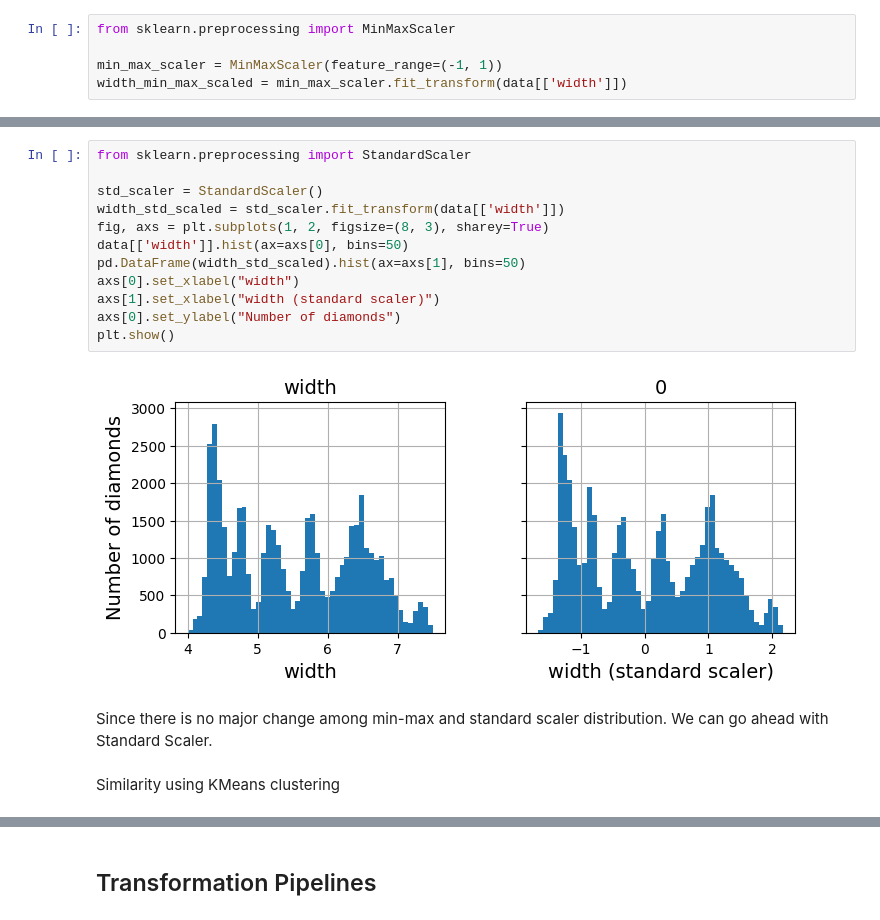
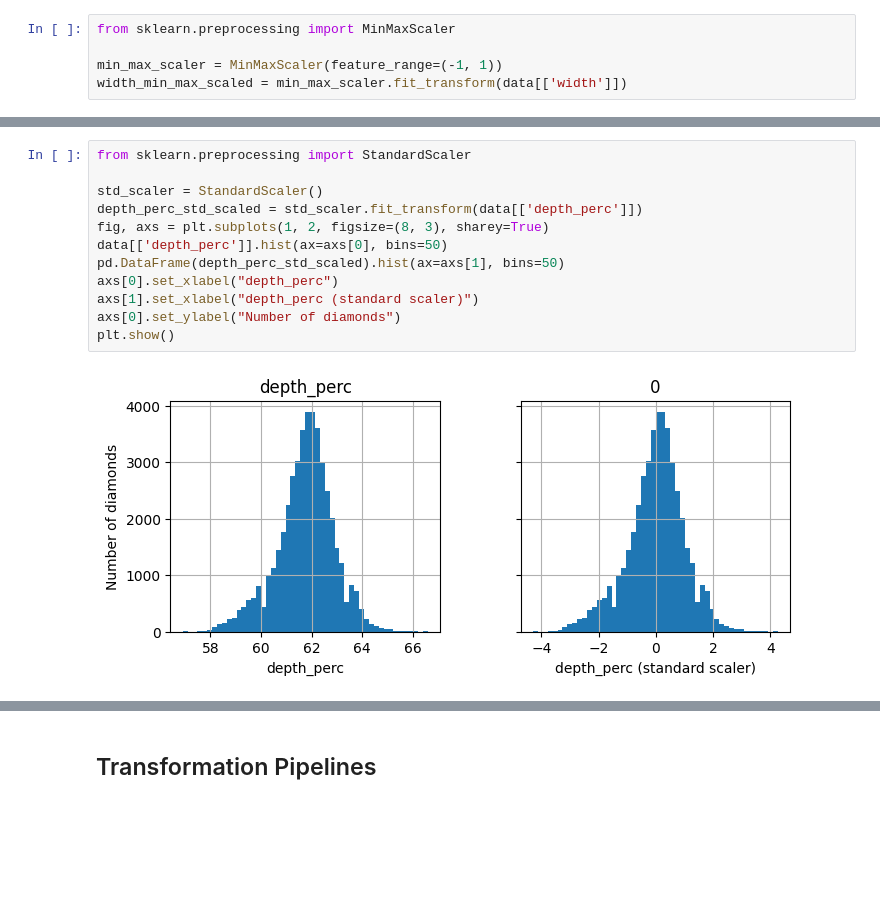
Before and after one commit to Yashsethi24/Regression-diamond-prices, a Jupyter notebook: End_to_End_ML_project.ipynb, the cells around one changed output, grey strips where cells are left out. Drawn from its saved outputs; the diff is of its cells as text; blank space fills up the shorter version.

```diff
--- a/End_to_End_ML_project.ipynb
+++ b/End_to_End_ML_project.ipynb
@@ -635,18 +534,14 @@ plt.show()
 # %%
 from sklearn.preprocessing import StandardScaler
 
 std_scaler = StandardScaler()
-width_std_scaled = std_scaler.fit_transform(data[['width']])
+depth_perc_std_scaled = std_scaler.fit_transform(data[['depth_perc']])
 fig, axs = plt.subplots(1, 2, figsize=(8, 3), sharey=True)
-data[['width']].hist(ax=axs[0], bins=50)
-pd.DataFrame(width_std_scaled).hist(ax=axs[1], bins=50)
-axs[0].set_xlabel("width")
-axs[1].set_xlabel("width (standard scaler)")
+data[['depth_perc']].hist(ax=axs[0], bins=50)
+pd.DataFrame(depth_perc_std_scaled).hist(ax=axs[1], bins=50)
+axs[0].set_xlabel("depth_perc")
+axs[1].set_xlabel("depth_perc (standard scaler)")
 axs[0].set_ylabel("Number of diamonds")
 plt.show()
 # %% [output]
-[figure, old version]
+[figure, new version]
-# %% [markdown]
-Since there is no major change among min-max and standard scaler distribution. We can go ahead with Standard Scaler.
-# %% [markdown]
-Similarity using KMeans clustering
```
Also changed, not shown: parts of 79 cells of this notebook.
